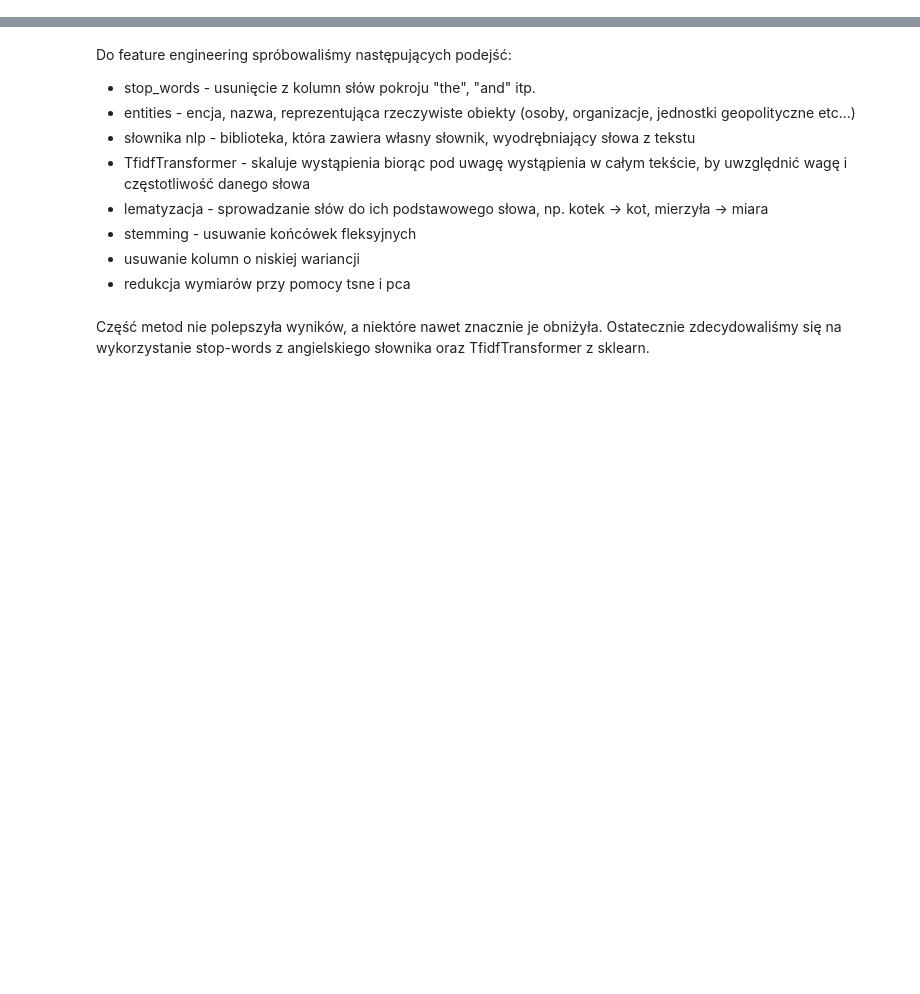
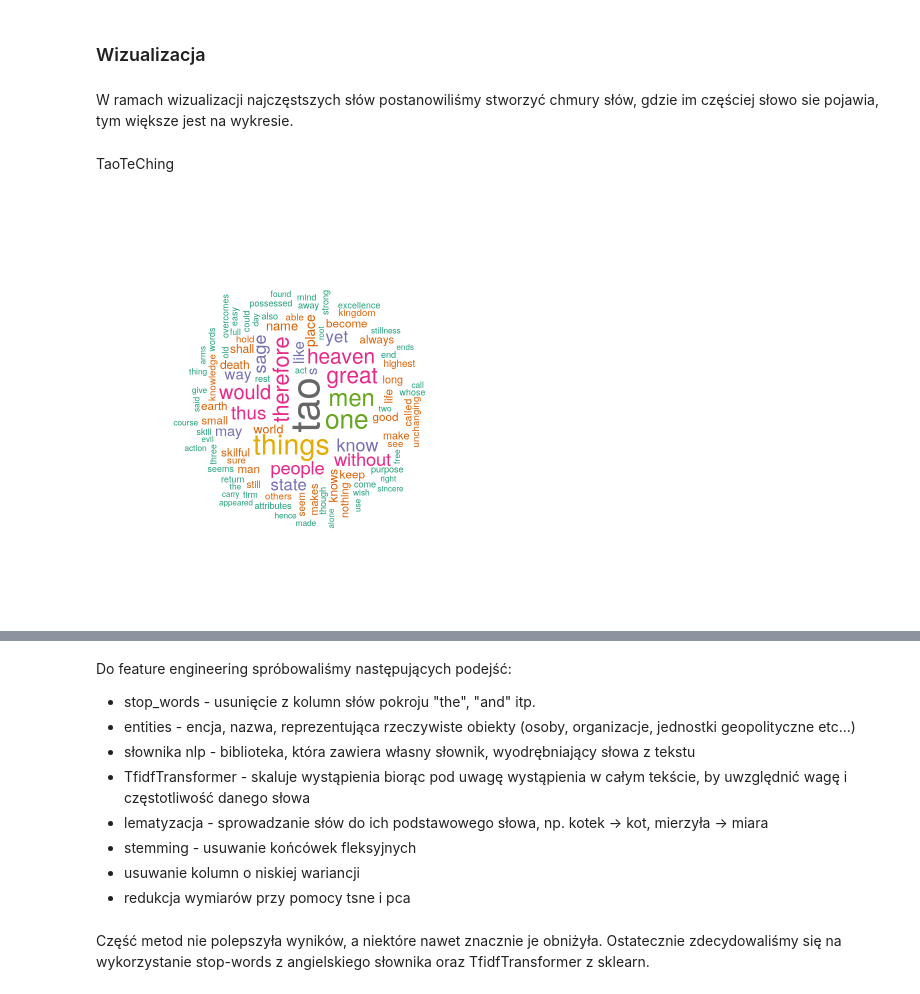
Before and after one commit to HaZdula/sacred_texts, a Jupyter notebook: raport.ipynb, the cells around one changed output, grey strips where cells are left out. Cells and saved outputs as stored; diff of their text form; code cells hidden in the pictures; blank space fills up the shorter version.

```diff
--- a/raport.ipynb
+++ b/raport.ipynb
@@ -0,0 +29,3 @@
+# %%
+path <- "AllBooks_baseline_DTM_Labelled.csv"
+data <- read.csv(path)
@@ -0,0 +56,18 @@
+# %%
+book_name <- stri_extract(data$X, regex =  "^[a-zA-Z]+")
+book_name <- ifelse(startsWith(book_name, "Bo"), "Bible",book_name)
+data$book_name <- book_name
+data <- data[,-1]
+book_names <- unique(data$book_name)
+
+df <- matrix(0, length(book_names), ncol = ncol(data)-1)
+for (i in seq_along(book_names)){
+  row <- colSums(data[data$book_name == book_names[i],1:(ncol(data)-1)])
+  df[i,] <- row
+}
+
+df <- as.data.frame(df)
+
+df <- cbind(book_names,df)
+colnames(df) <- c( "book_name", colnames(data[,1:(ncol(data)-1)]))
+m <- ncol(df)
@@ -0,0 +87,18 @@
+# %% [markdown]
+### Wizualizacja
+# %% [markdown]
+W ramach wizualizacji najczęstszych słów postanowiliśmy stworzyć chmury słów, gdzie im częściej słowo sie pojawia, tym większe jest na wykresie.
+# %% [markdown]
+TaoTeChing
+# %%
+bn <- "TaoTeChing"
+tmp <- unlist(df[df$book_name == bn, -1])
+names(tmp) <- NULL
+df2 <- data.frame(word = colnames(df[,-1]), freq  = tmp)
+
+set.seed(1234)
+wordcloud(words = df2$word, freq = df2$freq, min.freq = 1,
+          max.words=100, random.order=FALSE, rot.per=0.35,
+          colors=brewer.pal(8, "Dark2"), main = bn)
+# %% [output]
+[figure, added]
```
Also changed, not shown: parts of 37 cells of this notebook.
